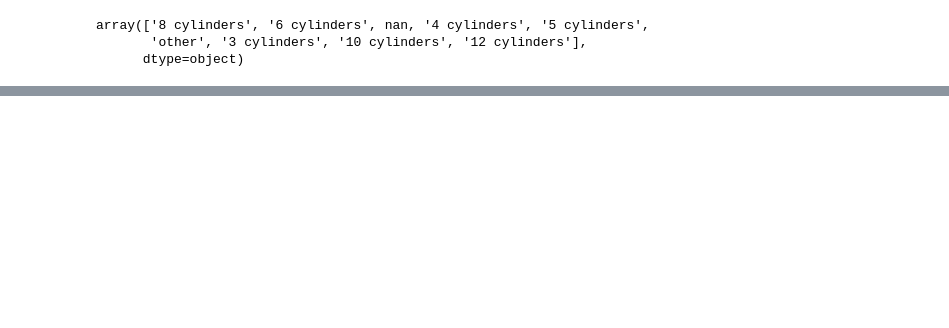
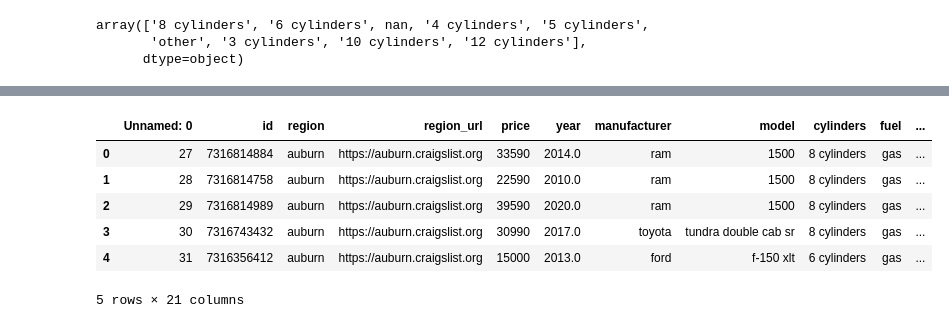
Before and after one commit to Dhruv-88/Deal_IQ, a Jupyter notebook: DataCleaning/data_cleaning.ipynb, the cells around one changed output, grey strips where cells are left out. Drawn from its saved outputs; the diff is of its cells as text; code cells hidden in the pictures; blank space fills up the shorter version.

```diff
--- a/DataCleaning/data_cleaning.ipynb
+++ b/DataCleaning/data_cleaning.ipynb
@@ -2101,0 +398,12 @@ SyntaxError: invalid syntax (733040967.py, line 1127)
+# %%
+import pandas as pd
+clean_df =pd.read_csv('clean_v1.csv')
+clean_df.head()
+# %% [output]
+|  | Unnamed: 0 | id | region | region_url | price | year | manufacturer | model | cylinders | fuel | ... |
+| 0 | 27 | 7316814884 | auburn | https://auburn.craigslist.org | 33590 | 2014.0 | ram | 1500 | 8 cylinders | gas | ... |
+| 1 | 28 | 7316814758 | auburn | https://auburn.craigslist.org | 22590 | 2010.0 | ram | 1500 | 8 cylinders | gas | ... |
+| 2 | 29 | 7316814989 | auburn | https://auburn.craigslist.org | 39590 | 2020.0 | ram | 1500 | 8 cylinders | gas | ... |
+| 3 | 30 | 7316743432 | auburn | https://auburn.craigslist.org | 30990 | 2017.0 | toyota | tundra double cab sr | 8 cylinders | gas | ... |
+| 4 | 31 | 7316356412 | auburn | https://auburn.craigslist.org | 15000 | 2013.0 | ford | f-150 xlt | 6 cylinders | gas | ... |
+5 rows × 21 columns
```
Also changed, not shown: parts of 18 cells of this notebook, 4 other files.
